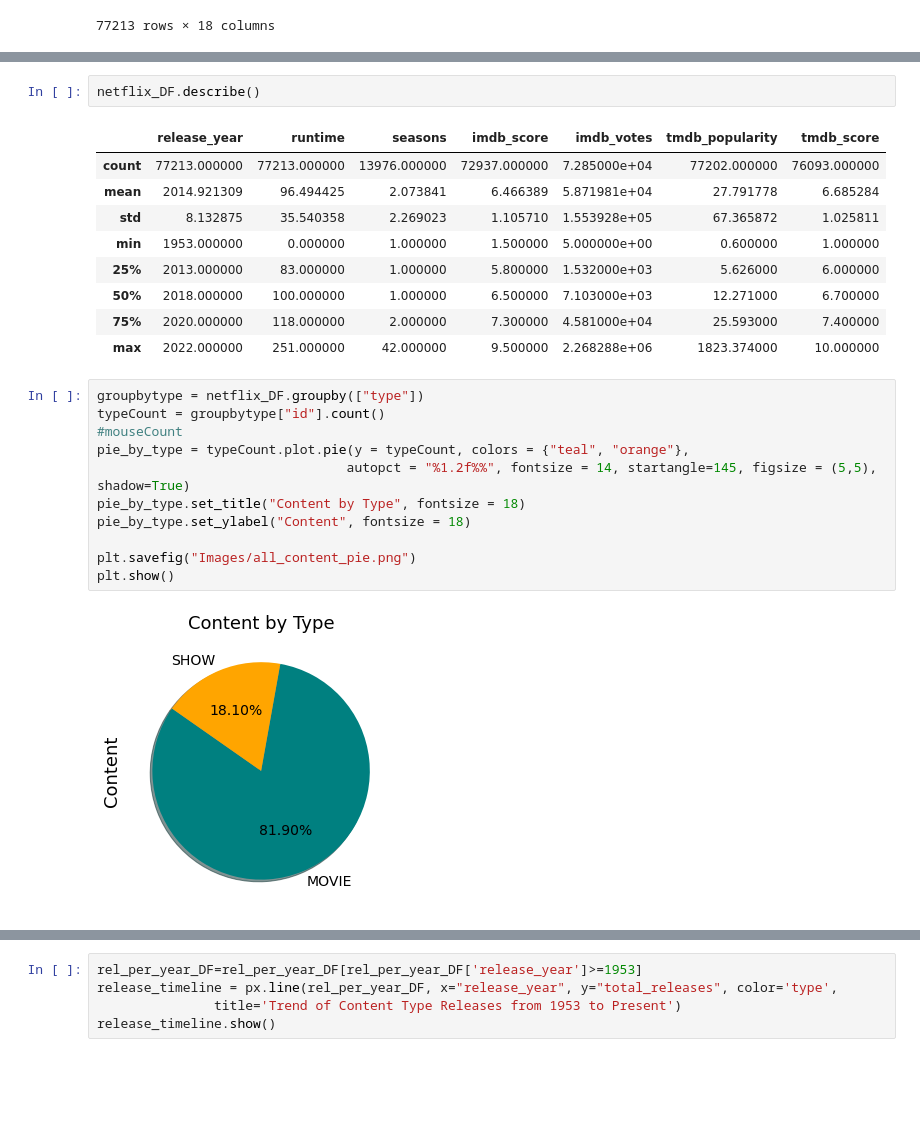
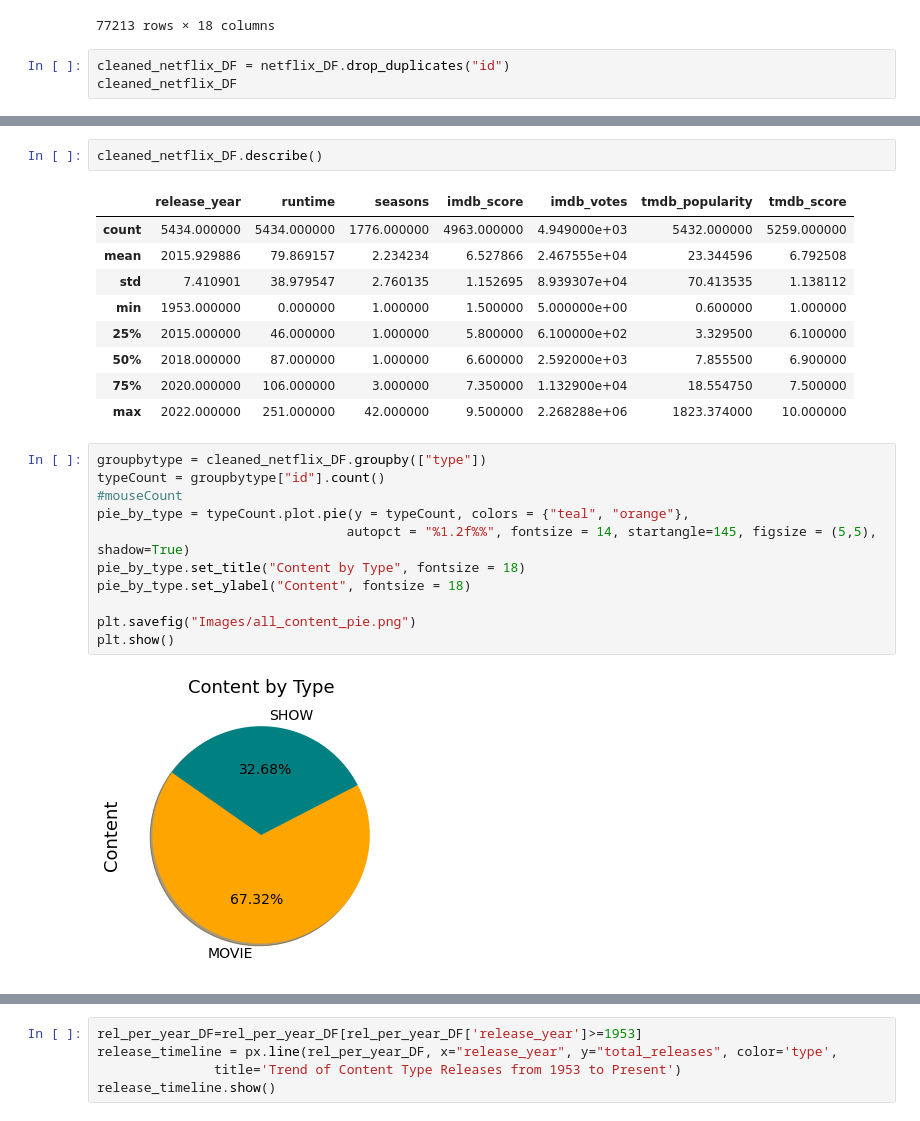
Before and after one commit to VedranaGATech/Project_1_Neflix_and_Chill, a Jupyter notebook: netflix.ipynb, the cells around one changed output, grey strips where cells are left out. Drawn from its saved outputs; the diff is of its cells as text; blank space fills up the shorter version.

```diff
--- a/netflix.ipynb
+++ b/netflix.ipynb
@@ -57,3 +60,6 @@ netflix_DF
 | 77211 | tm1098060 | Mistura Olusanya | Nurse Titi | ACTOR | Shadow Parties | MOVIE | A family faces destruction in a l... | 2021 | NaN | ... |
 | 77212 | tm1098060 | Yemi Amodu | NaN | DIRECTOR | Shadow Parties | MOVIE | A family faces destruction in a l... | 2021 | NaN | ... |
 77213 rows × 18 columns
+# %%
+cleaned_netflix_DF = netflix_DF.drop_duplicates("id")
+cleaned_netflix_DF
@@ -60,26 +80,26 @@ netflix_DF
 # %%
-netflix_DF.describe()
+cleaned_netflix_DF.describe()
 # %% [output]
 |  | release_year | runtime | seasons | imdb_score | imdb_votes | tmdb_popularity | tmdb_score |
-| count | 77213.000000 | 77213.000000 | 13976.000000 | 72937.000000 | 7.285000e+04 | 77202.000000 | 76093.000000 |
-| mean | 2014.921309 | 96.494425 | 2.073841 | 6.466389 | 5.871981e+04 | 27.791778 | 6.685284 |
-| std | 8.132875 | 35.540358 | 2.269023 | 1.105710 | 1.553928e+05 | 67.365872 | 1.025811 |
+| count | 5434.000000 | 5434.000000 | 1776.000000 | 4963.000000 | 4.949000e+03 | 5432.000000 | 5259.000000 |
+| mean | 2015.929886 | 79.869157 | 2.234234 | 6.527866 | 2.467555e+04 | 23.344596 | 6.792508 |
+| std | 7.410901 | 38.979547 | 2.760135 | 1.152695 | 8.939307e+04 | 70.413535 | 1.138112 |
 | min | 1953.000000 | 0.000000 | 1.000000 | 1.500000 | 5.000000e+00 | 0.600000 | 1.000000 |
-| 25% | 2013.000000 | 83.000000 | 1.000000 | 5.800000 | 1.532000e+03 | 5.626000 | 6.000000 |
-| 50% | 2018.000000 | 100.000000 | 1.000000 | 6.500000 | 7.103000e+03 | 12.271000 | 6.700000 |
-| 75% | 2020.000000 | 118.000000 | 2.000000 | 7.300000 | 4.581000e+04 | 25.593000 | 7.400000 |
+| 25% | 2015.000000 | 46.000000 | 1.000000 | 5.800000 | 6.100000e+02 | 3.329500 | 6.100000 |
+| 50% | 2018.000000 | 87.000000 | 1.000000 | 6.600000 | 2.592000e+03 | 7.855500 | 6.900000 |
+| 75% | 2020.000000 | 106.000000 | 3.000000 | 7.350000 | 1.132900e+04 | 18.554750 | 7.500000 |
 | max | 2022.000000 | 251.000000 | 42.000000 | 9.500000 | 2.268288e+06 | 1823.374000 | 10.000000 |
 # %%
-groupbytype = netflix_DF.groupby(["type"])
+groupbytype = cleaned_netflix_DF.groupby(["type"])
 typeCount = groupbytype["id"].count()
 #mouseCount
 pie_by_type = typeCount.plot.pie(y = typeCount, colors = {"teal", "orange"},
                                 autopct = "%1.2f%%", fontsize = 14, startangle=145, figsize = (5,5), shadow=True)
 pie_by_type.set_title("Content by Type", fontsize = 18)
 pie_by_type.set_ylabel("Content", fontsize = 18)
 
 plt.savefig("Images/all_content_pie.png")
 plt.show()
 # %% [output]
-[figure, old version]
+[figure, new version]
 # %%
```
Also changed, not shown: parts of 8 cells of this notebook, 9 other files.
